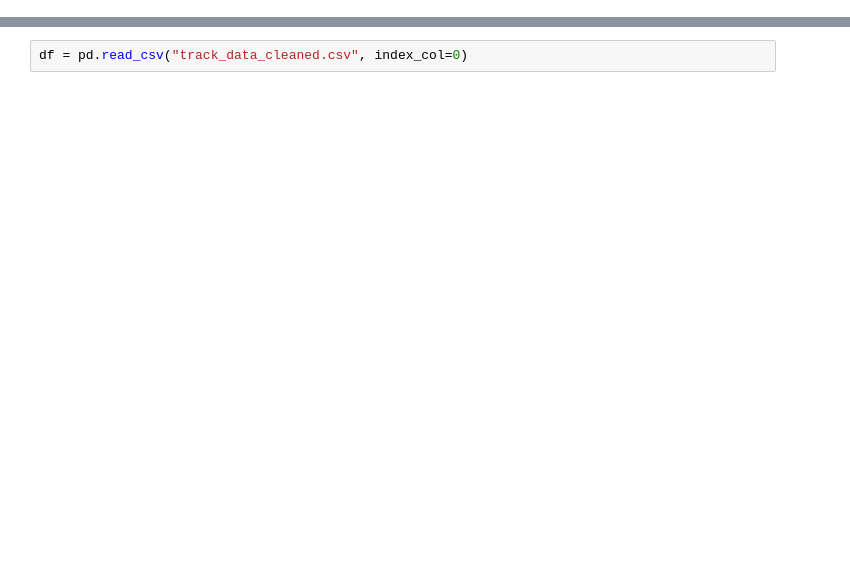
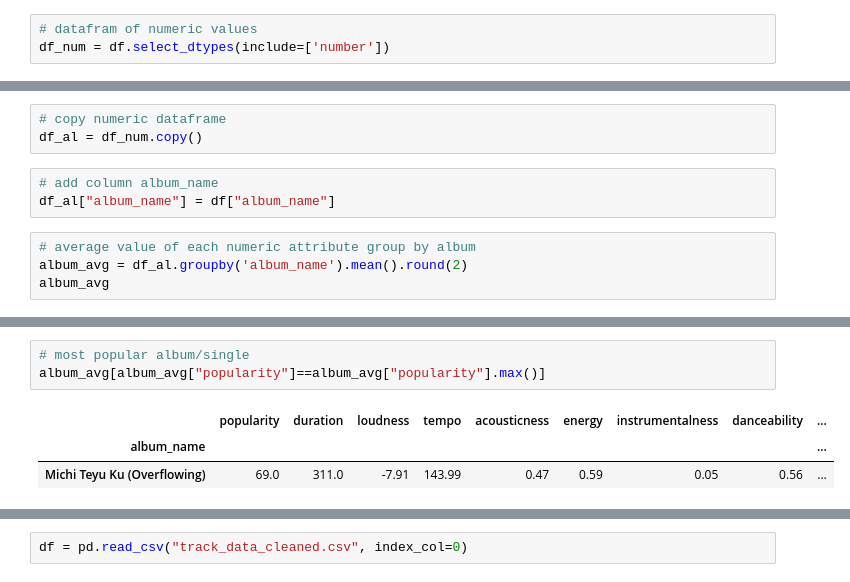
Before and after one commit to nipphittt17/Spotify-ArtistSong-Analysis, a Jupyter notebook: analyze_track.ipynb, the cells around one changed output, grey strips where cells are left out. Drawn from its saved outputs; the diff is of its cells as text; blank space fills up the shorter version.

```diff
--- a/analyze_track.ipynb
+++ b/analyze_track.ipynb
@@ -35,0 +43,3 @@ ModuleNotFoundError: No module named 'seaborn'
+# %%
+# datafram of numeric values
+df_num = df.select_dtypes(include=['number'])
@@ -35,0 +146,10 @@ ModuleNotFoundError: No module named 'seaborn'
+# %%
+# copy numeric dataframe
+df_al = df_num.copy()
+# %%
+# add column album_name
+df_al["album_name"] = df["album_name"]
+# %%
+# average value of each numeric attribute group by album
+album_avg = df_al.groupby('album_name').mean().round(2)
+album_avg
@@ -35,0 +172,7 @@ ModuleNotFoundError: No module named 'seaborn'
+# %%
+# most popular album/single
+album_avg[album_avg["popularity"]==album_avg["popularity"].max()]
+# %% [output]
+|  | popularity | duration | loudness | tempo | acousticness | energy | instrumentalness | danceability | ... |
+| album_name |  |  |  |  |  |  |  |  | ... |
+| Michi Teyu Ku (Overflowing) | 69.0 | 311.0 | -7.91 | 143.99 | 0.47 | 0.59 | 0.05 | 0.56 | ... |
```
Also changed, not shown: parts of 37 cells of this notebook, 1 other file.
